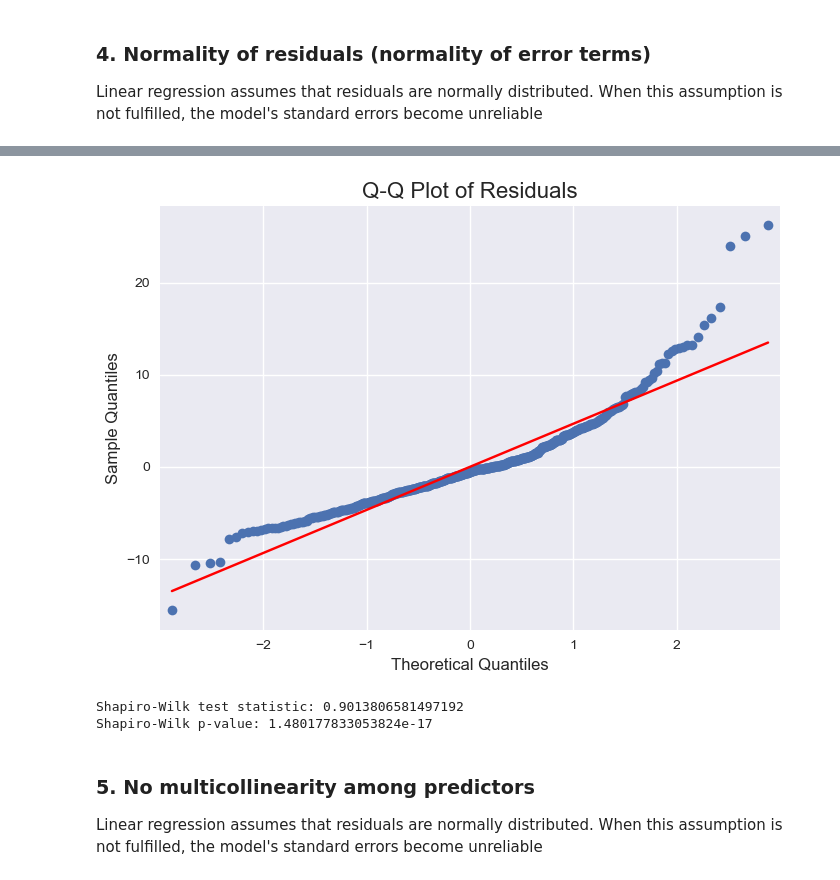
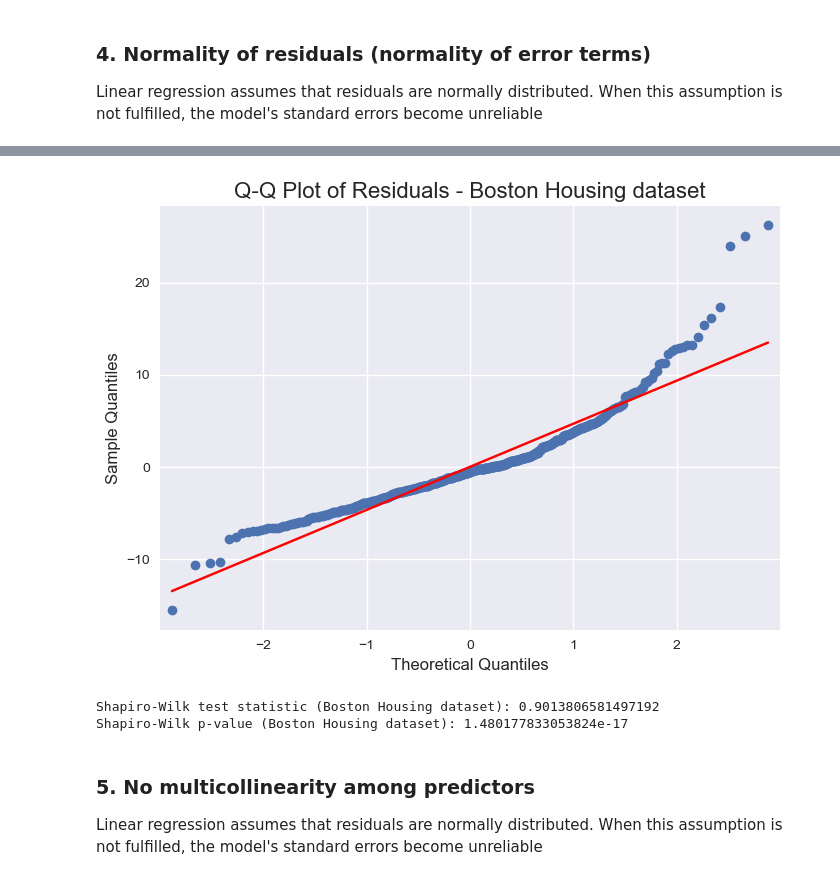
Before and after one commit to jralbala/Linear-Regression-Assumptions, a Jupyter notebook: Final Project.ipynb, the cells around one changed output, grey strips where cells are left out. Cells and saved outputs as stored; diff of their text form; code cells hidden in the pictures.

```diff
--- a/Final Project.ipynb
+++ b/Final Project.ipynb
@@ -313,22 +341,22 @@ plt.show()
 # %%
 # Q-Q Plot - 's' line: standardized line, expected under normality
 sm.qqplot(residuals, line='s')
-plt.title('Q-Q Plot of Residuals')
+plt.title('Q-Q Plot of Residuals - Boston Housing dataset')
 plt.xlabel('Theoretical Quantiles')
 plt.ylabel('Sample Quantiles')
 plt.show()
 # %% [output]
-[figure, old version]
+[figure, new version]
 # %%
 # Perform the Shapiro-Wilk test
 shapiro_test = stats.shapiro(residuals)
 
 # Print the test statistic and p-value
-print("Shapiro-Wilk test statistic:", shapiro_test.statistic)
-print("Shapiro-Wilk p-value:", shapiro_test.pvalue)
+print("Shapiro-Wilk test statistic (Boston Housing dataset):", shapiro_test.statistic)
+print("Shapiro-Wilk p-value (Boston Housing dataset):", shapiro_test.pvalue)
 # %% [output]
-Shapiro-Wilk test statistic: 0.9013806581497192
-Shapiro-Wilk p-value: 1.480177833053824e-17
+Shapiro-Wilk test statistic (Boston Housing dataset): 0.9013806581497192
+Shapiro-Wilk p-value (Boston Housing dataset): 1.480177833053824e-17
 # %% [markdown]
 ### 5. No multicollinearity among predictors
 Linear regression assumes that residuals are normally distributed. When this assumption is not fulfilled, the model's standard errors become unreliable
```
Also changed, not shown: parts of 50 cells of this notebook.
